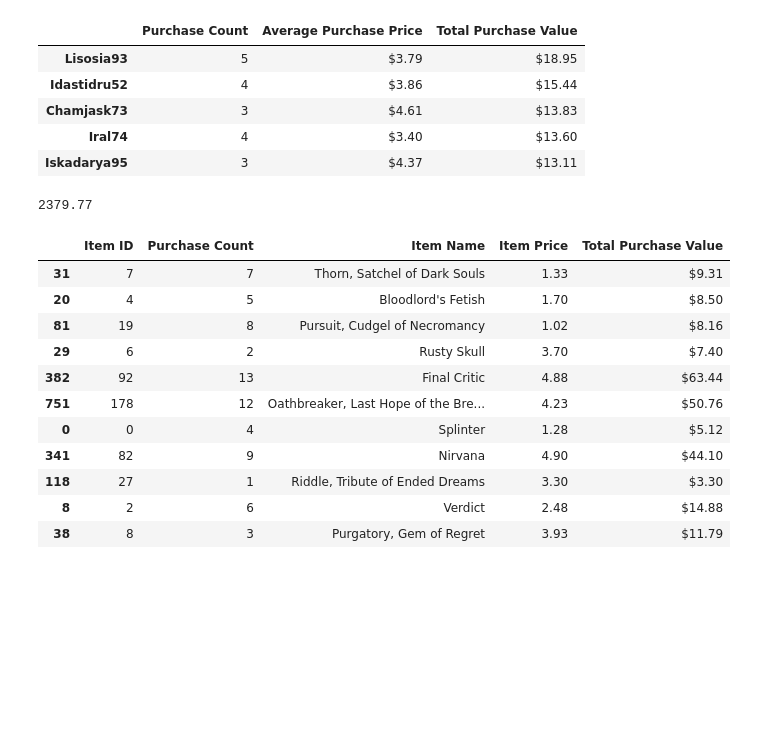
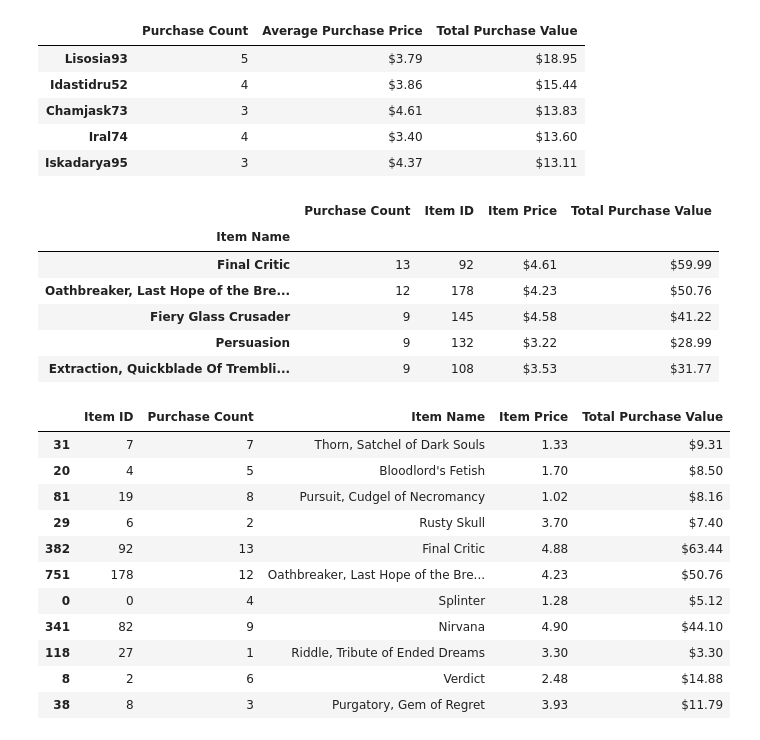
Before and after one commit to swillia75/Video_sales_analysis_using_pandas, a Jupyter notebook: HerosOfPymoli/HeroesOfPymoli/HeroesOfPymoli_working_final.ipynb, the cells around one changed output. Drawn from its saved outputs; the diff is of its cells as text; code cells hidden in the pictures; blank space fills up the shorter version.

Commit message:
corrected average price in most popular item cell

```diff
--- a/HerosOfPymoli/HeroesOfPymoli/HeroesOfPymoli_working_final.ipynb
+++ b/HerosOfPymoli/HeroesOfPymoli/HeroesOfPymoli_working_final.ipynb
@@ -226,48 +235,50 @@ Top_spender_df.head()
 # %%
 #Retrieve the Item ID, Item Name, and Item Price columns
 
 Item_df = purchase_data[["Item ID", "Item Name", "Price"]]
 Item_df
 
-total_price = Item_df["Price"].sum()
-total_price
+#Group by Item ID and Item Name.
+
+Item_group = Item_df.groupby(["Item ID", "Item Name"])
+Item_group_df = Item_group.count()
+
+#Group by Item name to get average price
+price_group_df = Item_df.groupby(["Item Name"]).mean()
 
 
+#Merge two dataframes
+item_merge_df = pd.merge(Item_group_df, price_group_df, on="Item Name")
 
-#Group by Item ID and Item Name. Perform calculatins to obtain purchase count, item price, and total purchase value
-#Item_group = Item_df.groupby(["Item ID", "Item Name"])
-#Item_group_df = Item_group.count()
+#Rename columns
 
-#Price_average = Item_df.mean(axis=1)
-#Price_average
-#Item_group_df = Item_group_df.sort_values(["Price"], ascending=False)
-#pokemon_comparison_df["Total"] = pokemon_comparison_df.sum(axis=1)
-#Item_group_df["Purchase Count"] = number_of_purchases
-#final_group_df = final_group_df.rename(columns={"Price_x" : "Purchase Count","Price_y" : "Item Price"})
-#final_group_df =final_group_df["Item price"].mean()
+item_merge_df = item_merge_df.rename(columns={"Price_x" : "Purchase Count","Price_y" : "Item Price"})
+item_merge_df
 
-#Item_group_df
+#Calculate total purchase price
+total_purchase_price = (item_merge_df ["Purchase Count"]*item_merge_df ["Item Price"]).map("${:,.2f}".format)
+total_purchase_price
 
-#final_group_df["Total Purchase Value"] = (final_group_df["Purchase Count"]*final_group_df["Item Price"]).map("${:,.2f}".format)
-#final_group
-
-#item_count
-#
+#Add total purchase price to dataframe
+item_merge_df["Total Purchase Value"] = total_purchase_price
 
 
+# Sort DataFrame and Format columns
+item_merge_df = item_merge_df.sort_values(["Purchase Count"], ascending=False)
 
+item_merge_df["Item Price"] = item_merge_df["Item Price"].map("${:,.2f}".format)
 
+#Show summary dataframe
 
-#Create a summary data frame to hold the results
-#Sort the purchase count column in descending ordersum_purchase_price = purchase_data.groupby("SN")["Price"].sum()
-#final_group_df = final_group_df.sort_values(["Purchase Count"], ascending=False)
-
-
-#Display a preview of the summary data frame
-#
-#final_group_df
+item_merge_df.head()
 # %% [output]
-2379.77
+|  | Purchase Count | Item ID | Item Price | Total Purchase Value |
+| Item Name |  |  |  |  |
+| Final Critic | 13 | 92 | $4.61 | $59.99 |
+| Oathbreaker, Last Hope of the Bre... | 12 | 178 | $4.23 | $50.76 |
+| Fiery Glass Crusader | 9 | 145 | $4.58 | $41.22 |
+| Persuasion | 9 | 132 | $3.22 | $28.99 |
+| Extraction, Quickblade Of Trembli... | 9 | 108 | $3.53 | $31.77 |
 # %%
 #Sort the above table by total purchase value in descending order
 final_group_df
```
Also changed, not shown: parts of 1 cell of this notebook.
